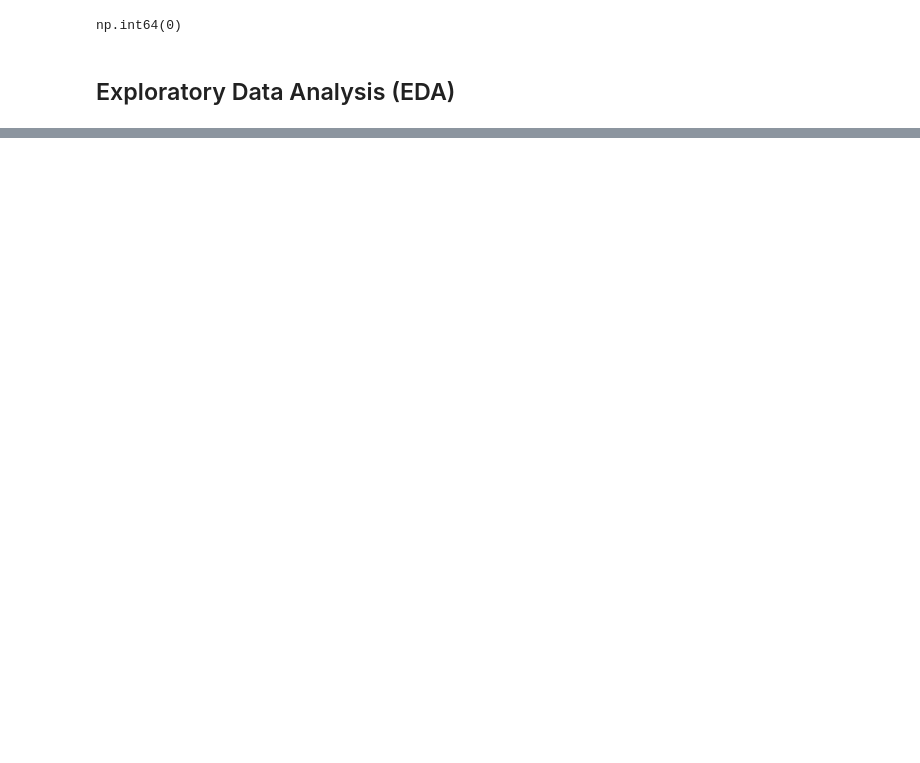
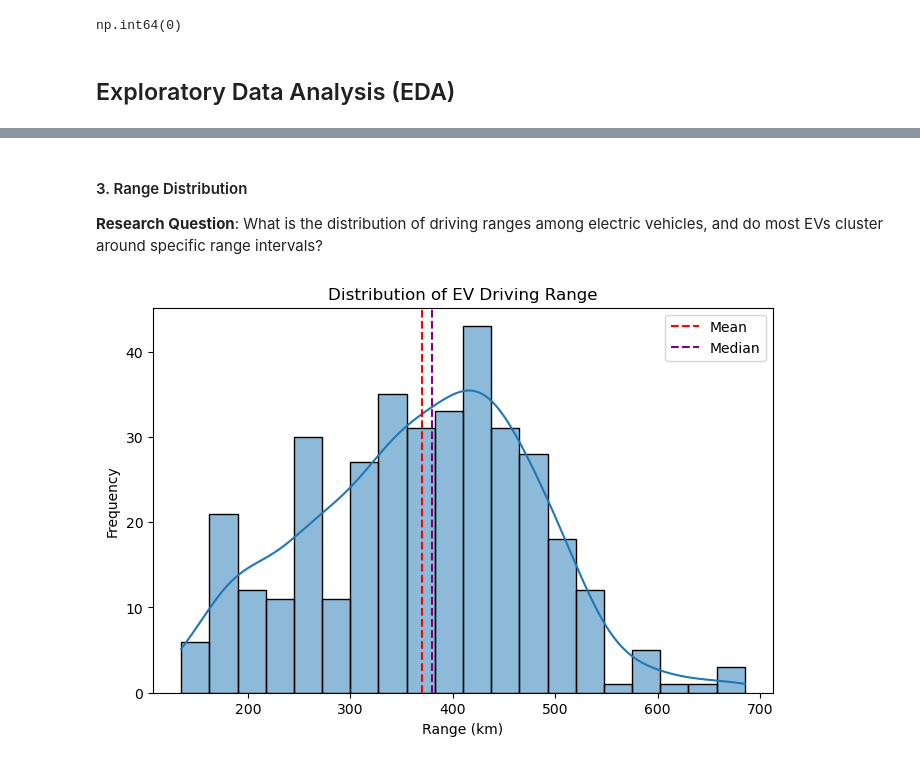
Before and after one commit to divyadas176/Electric_Vehicle_Analysis, a Jupyter notebook: Electric_Vehicle_Analysis.ipynb, the cells around one changed output, grey strips where cells are left out. Saved outputs shown, nothing was run; the diff lists cells and outputs as text; code cells hidden in the pictures; blank space fills up the shorter version.

```diff
--- a/Electric_Vehicle_Analysis.ipynb
+++ b/Electric_Vehicle_Analysis.ipynb
@@ -360,0 +443,20 @@ np.int64(0)
+# %% [markdown]
+#### 3. Range Distribution
+
+**Research Question**: What is the distribution of driving ranges among electric vehicles, and do most EVs cluster around specific range intervals?
+# %%
+plt.figure(figsize=(8,5))
+
+sns.histplot(ev_df['Range'], kde=True, bins=20)
+
+plt.axvline(ev_df['Range'].mean(), color='red', linestyle='--', label='Mean')
+plt.axvline(ev_df['Range'].median(), color='purple', linestyle='--', label='Median')
+
+plt.title('Distribution of EV Driving Range')
+plt.xlabel('Range (km)')
+plt.ylabel('Frequency')
+plt.legend()
+
+plt.show()
+# %% [output]
+[figure, added]
```
Also changed, not shown: parts of 21 cells of this notebook.
